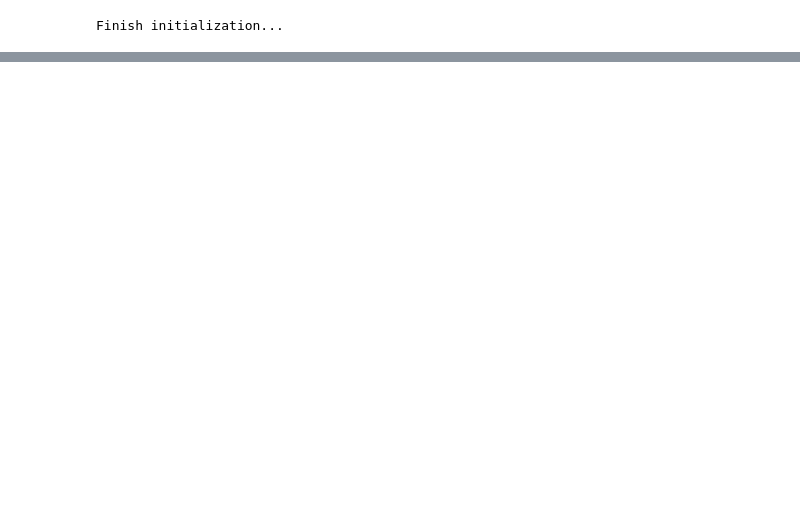
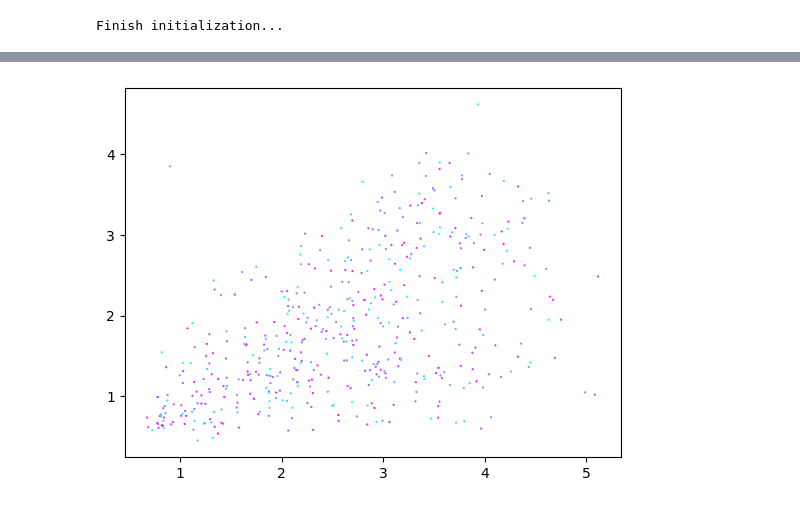
Before and after one commit to xianglinyang/GenVis, a Jupyter notebook: experiments/early-stopping.ipynb, the cells around one changed output, grey strips where cells are left out. Saved outputs shown, nothing was run; the diff lists cells and outputs as text; code cells hidden in the pictures; blank space fills up the shorter version.

```diff
--- a/experiments/early-stopping.ipynb
+++ b/experiments/early-stopping.ipynb
@@ -126,0 +114,5 @@ for i in range(10):
+# %%
+# show top images and bottom images
+ranking = td.show_ground_truth_2(positions,END, idxs, 6, method="RoG", colors=consistency_score, cmap="cool")
+# %% [output]
+[figure, added]
```
Also changed, not shown: parts of 12 cells of this notebook, 1 other file.
